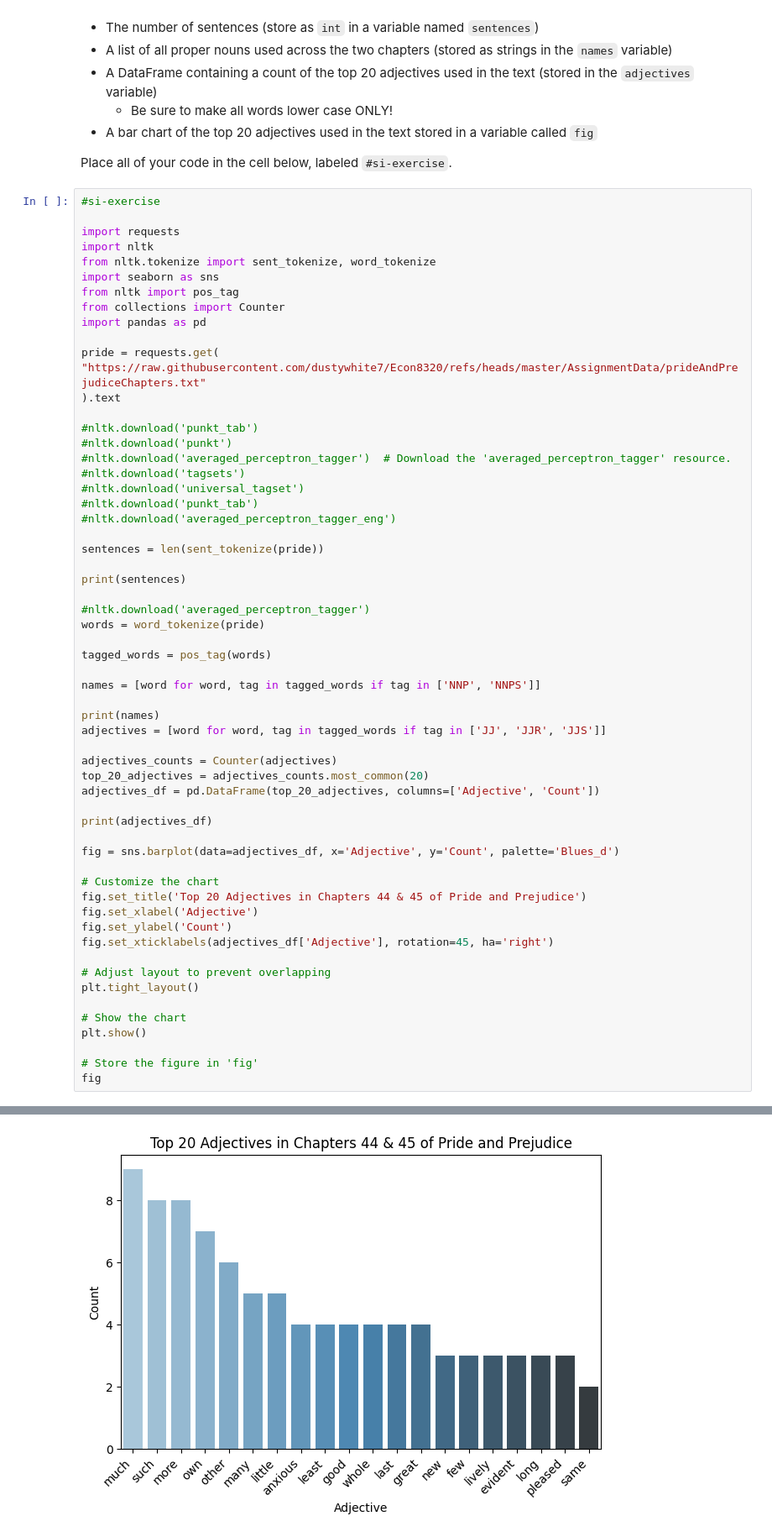
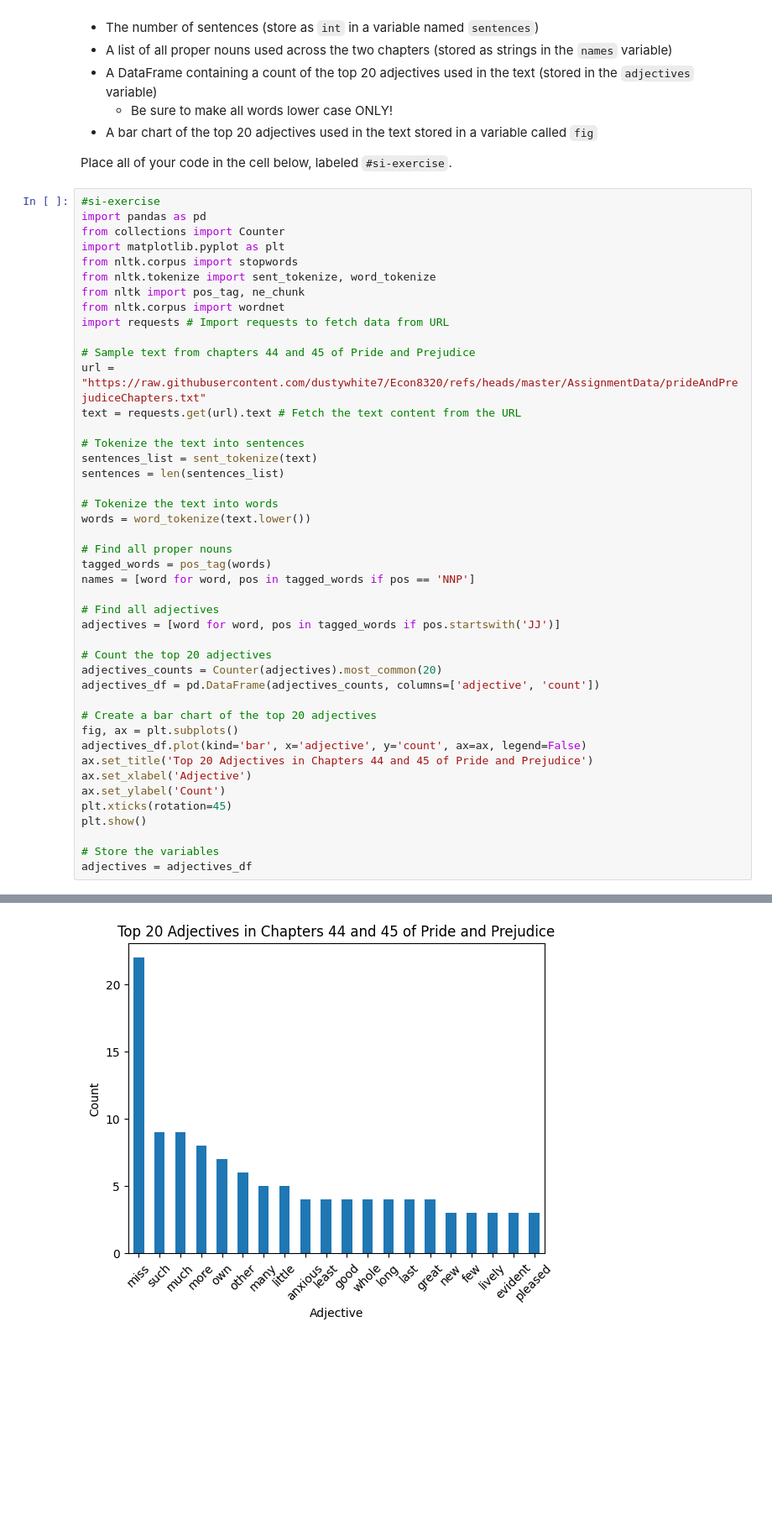
Before and after one commit to kelleespringer/econ8320-assignment-12, a Jupyter notebook: Lesson.ipynb, the cells around one changed output, grey strips where cells are left out. Shown at 84% size. Drawn from its saved outputs; the diff is of its cells as text; blank space fills up the shorter version.

```diff
--- a/Lesson.ipynb
+++ b/Lesson.ipynb
@@ -215,61 +215,46 @@ In this project, you will use the text from [chapters 44 and 45](https://github.
 Place all of your code in the cell below, labeled `#si-exercise`.
 # %%
 #si-exercise
+import pandas as pd
+from collections import Counter
+import matplotlib.pyplot as plt
+from nltk.corpus import stopwords
+from nltk.tokenize import sent_tokenize, word_tokenize
+from nltk import pos_tag, ne_chunk
+from nltk.corpus import wordnet
+import requests # Import requests to fetch data from URL
 
-import requests
-import nltk
-from nltk.tokenize import sent_tokenize, word_tokenize
-import seaborn as sns
-from nltk import pos_tag
-from collections import Counter
-import pandas as pd
+# Sample text from chapters 44 and 45 of Pride and Prejudice
+url = "https://raw.githubusercontent.com/dustywhite7/Econ8320/refs/heads/master/AssignmentData/prideAndPrejudiceChapters.txt"
+text = requests.get(url).text # Fetch the text content from the URL
 
-pride = requests.get(
-"https://raw.githubusercontent.com/dustywhite7/Econ8320/refs/heads/master/AssignmentData/prideAndPrejudiceChapters.txt"
-).text
+# Tokenize the text into sentences
+sentences_list = sent_tokenize(text)
+sentences = len(sentences_list)
 
-#nltk.download('punkt_tab')
-#nltk.download('punkt')
-#nltk.download('averaged_perceptron_tagger')  # Download the 'averaged_perceptron_tagger' resource.
-#nltk.download('tagsets')
-#nltk.download('universal_tagset')
-#nltk.download('punkt_tab')
-#nltk.download('averaged_perceptron_tagger_eng')
+# Tokenize the text into words
+words = word_tokenize(text.lower())
 
-sentences = len(sent_tokenize(pride))
+# Find all proper nouns
+tagged_words = pos_tag(words)
+names = [word for word, pos in tagged_words if pos == 'NNP']
 
-print(sentences)
+# Find all adjectives
+adjectives = [word for word, pos in tagged_words if pos.startswith('JJ')]
 
-#nltk.download('averaged_perceptron_tagger')
-words = word_tokenize(pride)
+# Count the top 20 adjectives
+adjectives_counts = Counter(adjectives).most_common(20)
+adjectives_df = pd.DataFrame(adjectives_counts, columns=['adjective', 'count'])
 
-tagged_words = pos_tag(words)
-
-names = [word for word, tag in tagged_words if tag in ['NNP', 'NNPS']]
-
-print(names)
-adjectives = [word for word, tag in tagged_words if tag in ['JJ', 'JJR', 'JJS']]
-
-adjectives_counts = Counter(adjectives)
-top_20_adjectives = adjectives_counts.most_common(20)
-adjectives_df = pd.DataFrame(top_20_adjectives, columns=['Adjective', 'Count'])
-
-print(adjectives_df)
-
-fig = sns.barplot(data=adjectives_df, x='Adjective', y='Count', palette='Blues_d')
-
-# Customize the chart
-fig.set_title('Top 20 Adjectives in Chapters 44 & 45 of Pride and Prejudice')
-fig.set_xlabel('Adjective')
-fig.set_ylabel('Count')
-fig.set_xticklabels(adjectives_df['Adjective'], rotation=45, ha='right')
-
-# Adjust layout to prevent overlapping
-plt.tight_layout()
-
-# Show the chart
+# Create a bar chart of the top 20 adjectives
+fig, ax = plt.subplots()
+adjectives_df.plot(kind='bar', x='adjective', y='count', ax=ax, legend=False)
+ax.set_title('Top 20 Adjectives in Chapters 44 and 45 of Pride and Prejudice')
+ax.set_xlabel('Adjective')
+ax.set_ylabel('Count')
+plt.xticks(rotation=45)
 plt.show()
 
-# Store the figure in 'fig'
-fig
+# Store the variables
+adjectives = adjectives_df
 # %% [output]
@@ -296 +261 @@ Passing `palette` without assigning `hue` is deprecated and will be removed in v
-[figure, old version]
+[figure, new version]
```
Also changed, not shown: parts of 1 cell of this notebook.
